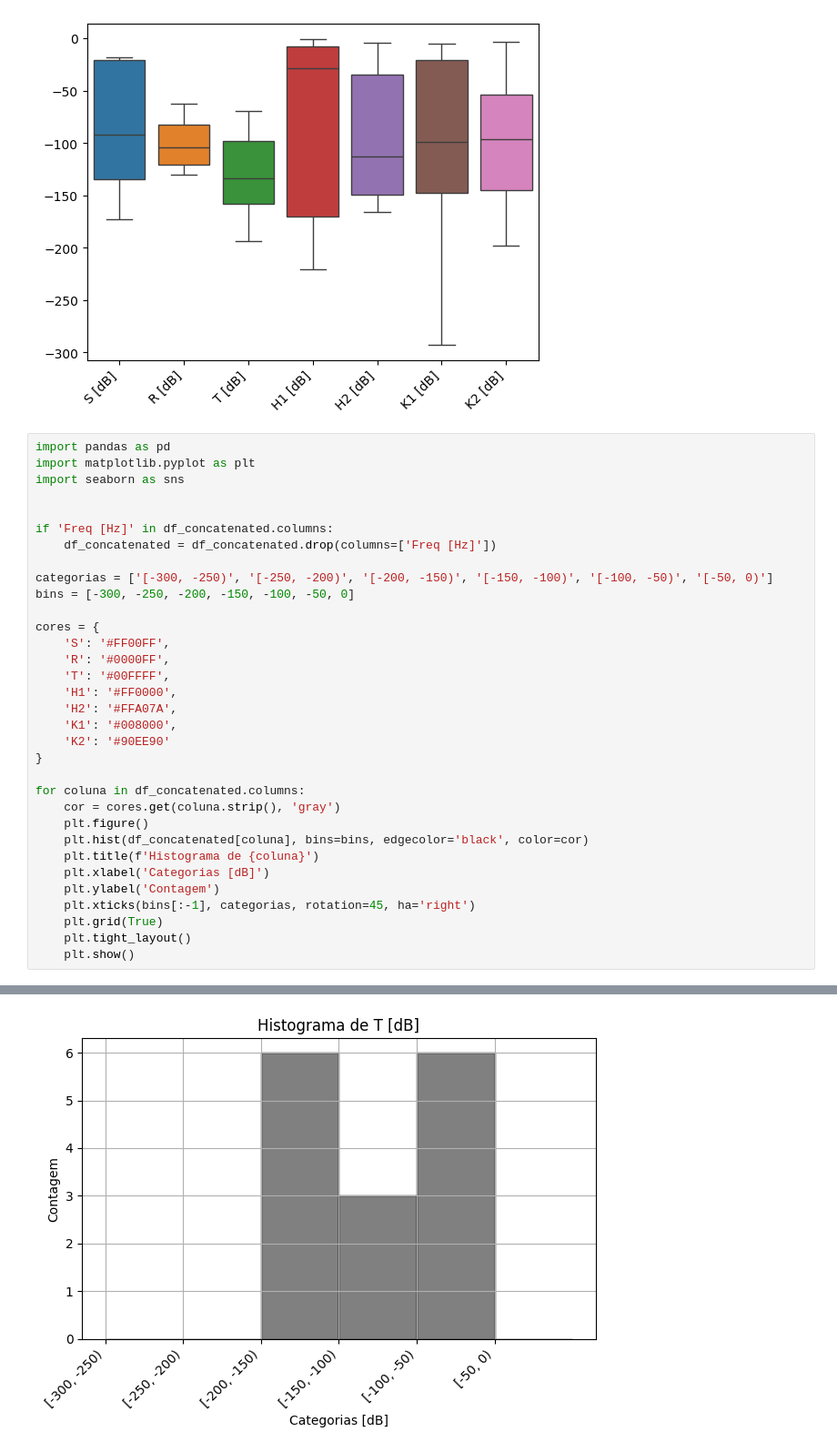
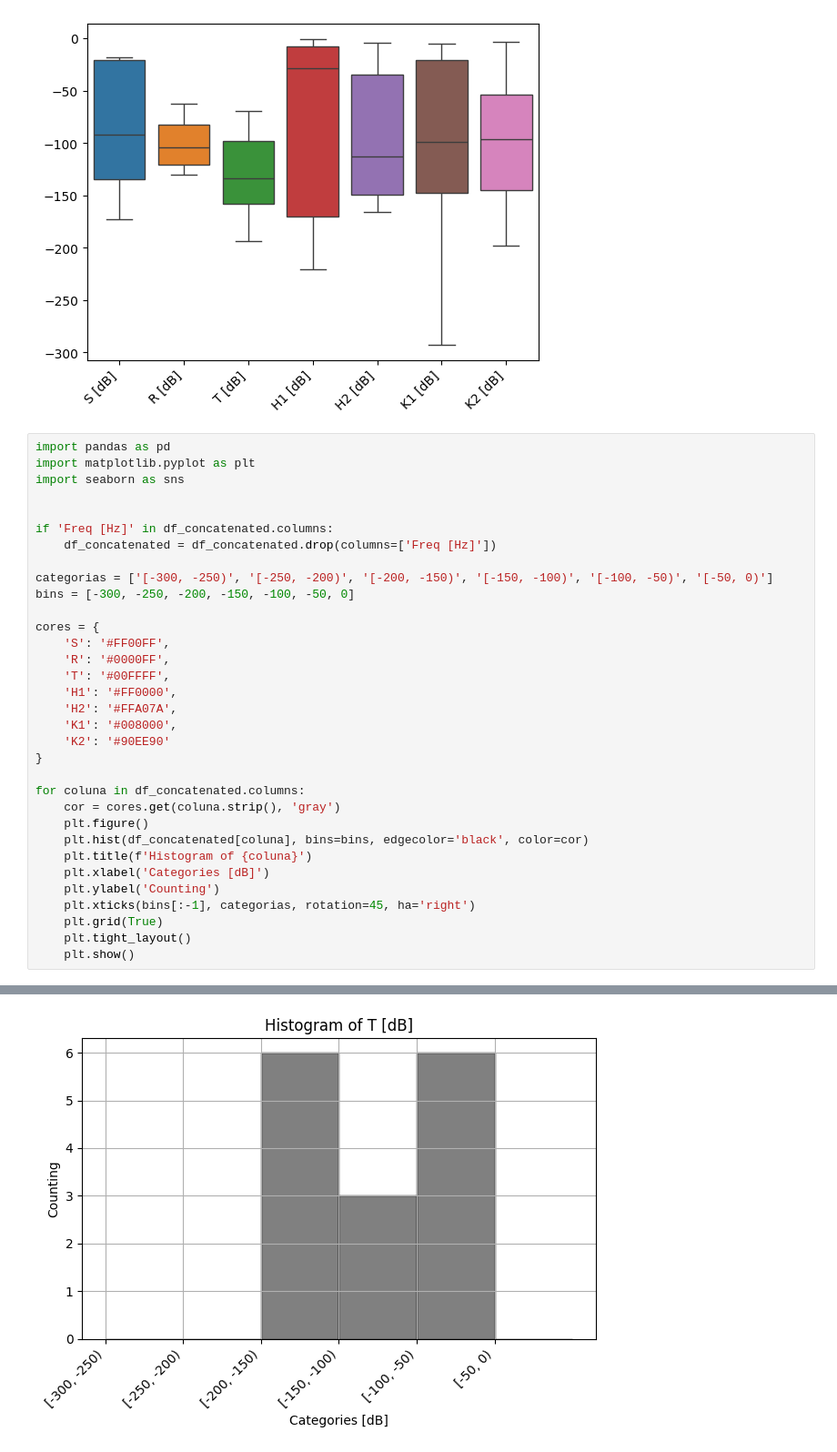
Before and after one commit to anderson-ferreira-83/Article_publish_comp_lattices_thin_plate_2023_anderson_83, a Jupyter notebook: sec4_2_res1_stat_descritive_lattices/results_tr_lattices_3_regions.ipynb, the cells around one changed output, grey strips where cells are left out. Shown at 91% size. Saved outputs shown, nothing was run; the diff lists cells and outputs as text.

```diff
--- a/sec4_2_res1_stat_descritive_lattices/results_tr_lattices_3_regions.ipynb
+++ b/sec4_2_res1_stat_descritive_lattices/results_tr_lattices_3_regions.ipynb
@@ -229,9 +229,9 @@ for coluna in df_concatenated.columns:
     cor = cores.get(coluna.strip(), 'gray')
     plt.figure()
     plt.hist(df_concatenated[coluna], bins=bins, edgecolor='black', color=cor)
-    plt.title(f'Histograma de {coluna}')
-    plt.xlabel('Categorias [dB]')
-    plt.ylabel('Contagem')
+    plt.title(f'Histogram of {coluna}')
+    plt.xlabel('Categories [dB]')
+    plt.ylabel('Counting')
     plt.xticks(bins[:-1], categorias, rotation=45, ha='right')
     plt.grid(True)
     plt.tight_layout()
@@ -242 +242 @@ for coluna in df_concatenated.columns:
-[figure, old version]
+[figure, new version]
```
Also changed, not shown: parts of 1 cell of this notebook.
